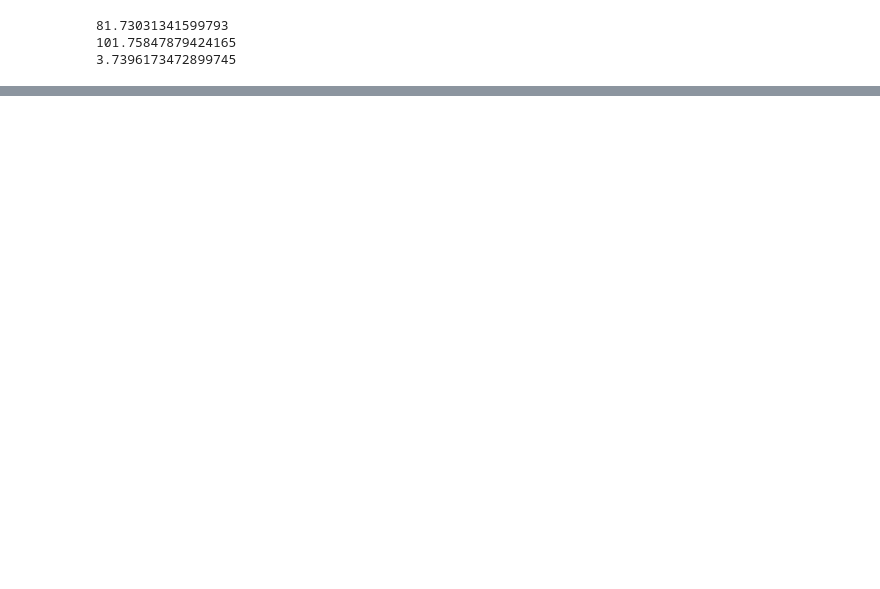
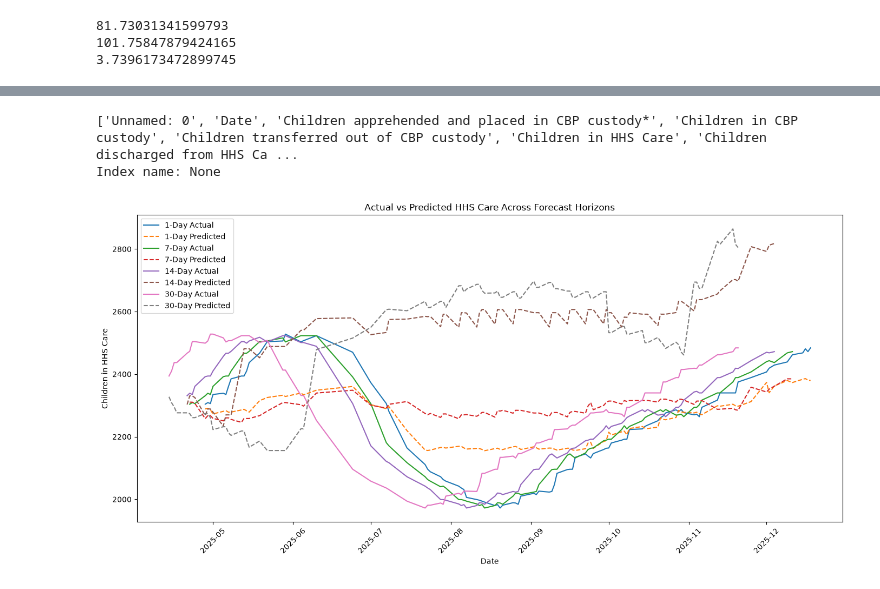
Before and after one commit to shivani1707s/Predictive-Forecasting-HHS, a Jupyter notebook: notebooks/Modeling.ipynb, the cells around one changed output, grey strips where cells are left out. Saved outputs shown, nothing was run; the diff lists cells and outputs as text; code cells hidden in the pictures; blank space fills up the shorter version.

Commit message:
modeling setup

```diff
--- a/notebooks/Modeling.ipynb
+++ b/notebooks/Modeling.ipynb
@@ -1277,7 +1277,7 @@ def evaluate_horizon_model(
 ):
 
     # Keep ONLY features + target
-    data = df[features + [target_column]].copy()
+    data = df[["Date"] + features + [target_column]].copy()
 
     # Remove rows where either X or y is missing
     data = data.dropna(
@@ -1678,0 +1676,37 @@ KeyError: 'Date'
+# %%
+print(model_df.columns.tolist())
+print("Index name:", model_df.index.name)
+# %% [output]
+['Unnamed: 0', 'Date', 'Children apprehended and placed in CBP custody*', 'Children in CBP custody', 'Children transferred out of CBP custody', 'Children in HHS Care', 'Children discharged from HHS Ca ...
+Index name: None
+# %%
+plt.figure(figsize=(14, 7))
+
+for horizon in ["1-Day", "7-Day", "14-Day", "30-Day"]:
+
+    horizon_data = all_horizon_predictions_df[
+        all_horizon_predictions_df["Horizon"] == horizon
+    ].copy()
+
+    plt.plot(
+        horizon_data["Date"],
+        horizon_data["Actual"],
+        label=f"{horizon} Actual"
+    )
+
+    plt.plot(
+        horizon_data["Date"],
+        horizon_data["Predicted"],
+        linestyle="--",
+        label=f"{horizon} Predicted"
+    )
+
+plt.xlabel("Date")
+plt.ylabel("Children in HHS Care")
+plt.title("Actual vs Predicted HHS Care Across Forecast Horizons")
+plt.legend()
+plt.xticks(rotation=45)
+plt.tight_layout()
+plt.show()
+# %% [output]
+[figure, added]
```
Also changed, not shown: parts of 19 cells of this notebook.
